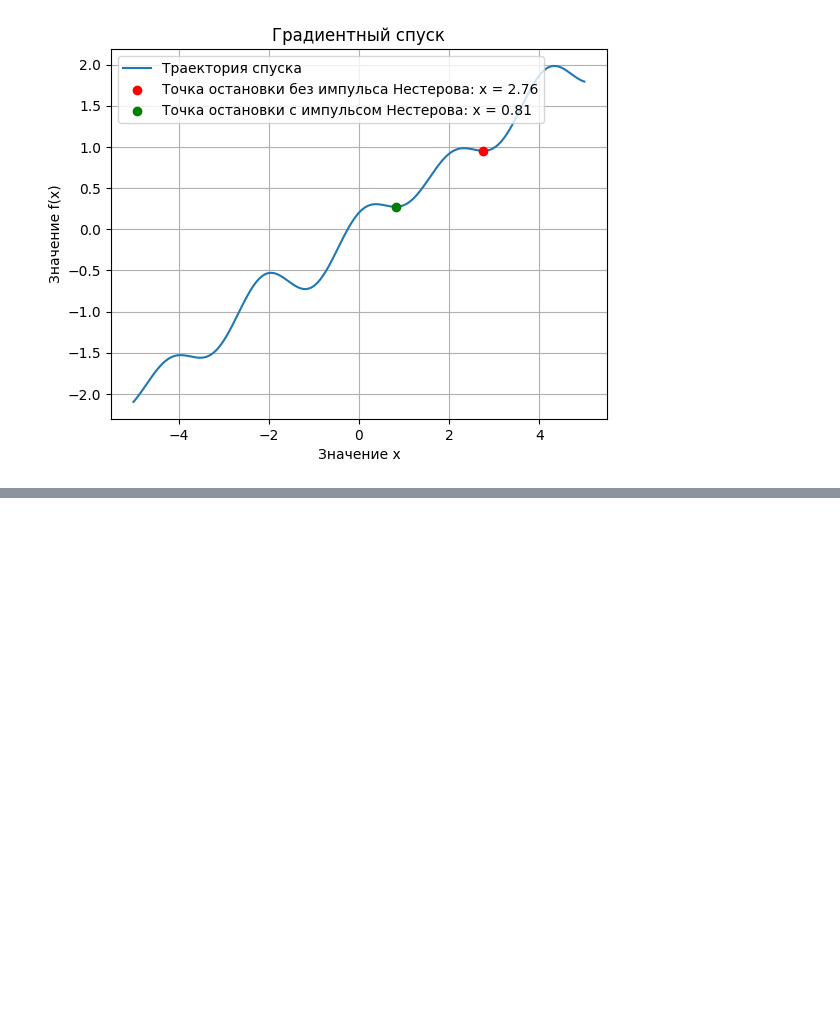
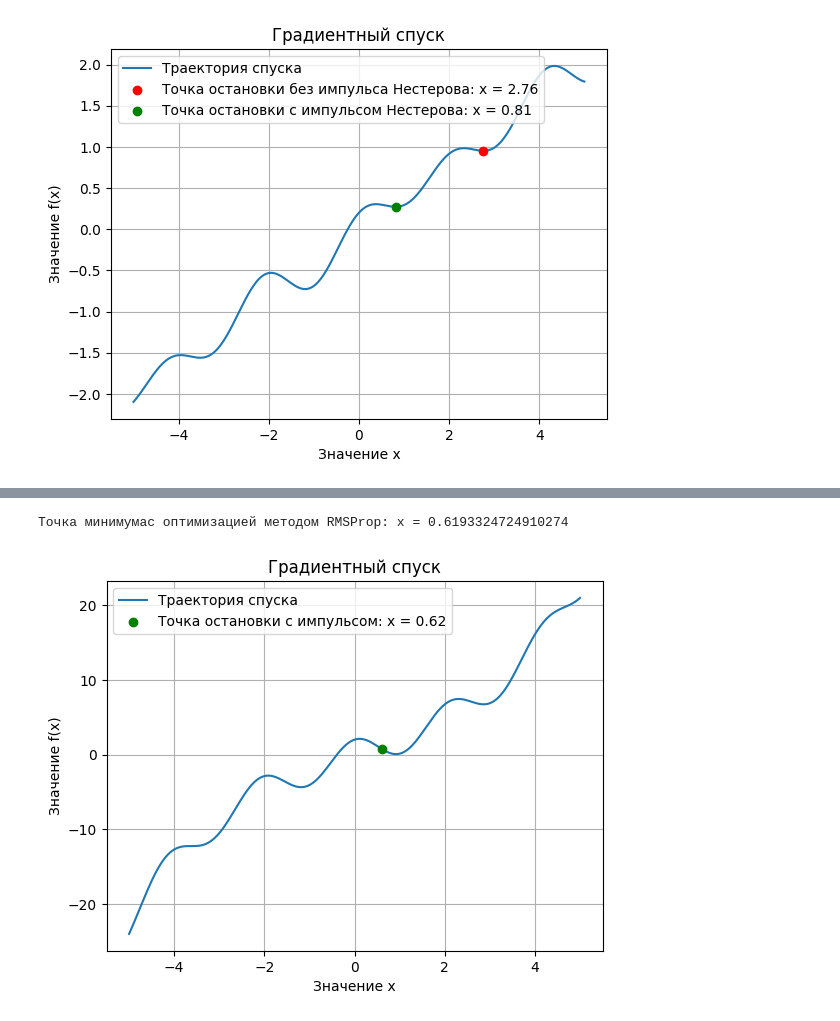
Before and after one commit to ArtemKutsan/Education, a Jupyter notebook: Course01/machine_learning_part_1.ipynb, the cells around one changed output, grey strips where cells are left out. Cells and saved outputs as stored; diff of their text form; code cells hidden in the pictures; blank space fills up the shorter version.

```diff
--- a/Course01/machine_learning_part_1.ipynb
+++ b/Course01/machine_learning_part_1.ipynb
@@ -830,0 +862,53 @@ plt.show()
+# %%
+# Градиентный спуск с оптимизацией методом RMSProp
+# Импорт библиотеки
+import numpy as np
+
+# Исходная функция
+def func(x):
+    return 2 * x + 0.1 * x ** 3 + 2 * np.cos(3 * x)
+
+# Производная функции
+def df(x):
+    return 2 + 0.3 * x ** 2 - 6 * np.sin(3 * x)
+
+# Заданные параметры
+eta = 0.5       # коэффициент обучения
+x = 4.0         # начальное значение x
+N = 200         # число итераций градиентного алгоритма
+alpha = 0.8     # коэффициент сглаживания в RMSProp
+G = 0.0         # начальное значение для G
+epsilon = 0.01  # малое значение для предотвращения деления на ноль
+
+# Градиентный спуск с RMSProp
+for epoch in range(N):
+    gradient = df(x)  # вычисляем градиент функции в текущей точке
+    G = alpha * G + (1 - alpha) * gradient ** 2  # обновляем накопленный градиент с учетом сглаживания
+    x -= eta * gradient / (np.sqrt(G) + epsilon)  # обновляем x с учетом RMSProp
+
+# Результат
+print(f'Точка минимумас оптимизацией методом RMSProp: x = {x}')
+# %% [output]
+Точка минимумас оптимизацией методом RMSProp: x = 0.6193324724910274
+# %%
+# Построение графика
+# Импорт библиотек
+from matplotlib import pyplot as plt
+
+# Создаем диапазон значений x
+x_values = np.linspace(-5, 5, N)  # N точек от -5 до 5
+
+# Вычисляем значения функции
+f_values = func(x_values)
+
+# Рисуем график
+plt.grid(True)
+plt.title("Градиентный спуск")
+plt.xlabel("Значение x")
+plt.ylabel("Значение f(x)")
+plt.plot(x_values, f_values, label="Траектория спуска")
+plt.scatter(x, func(x), color='green', label=f"Точка остановки с импульсом: x = {x:.2f}", zorder=2)
+plt.legend()
+plt.show()
+# %% [output]
+[figure, added]
```
Also changed, not shown: parts of 19 cells of this notebook.
